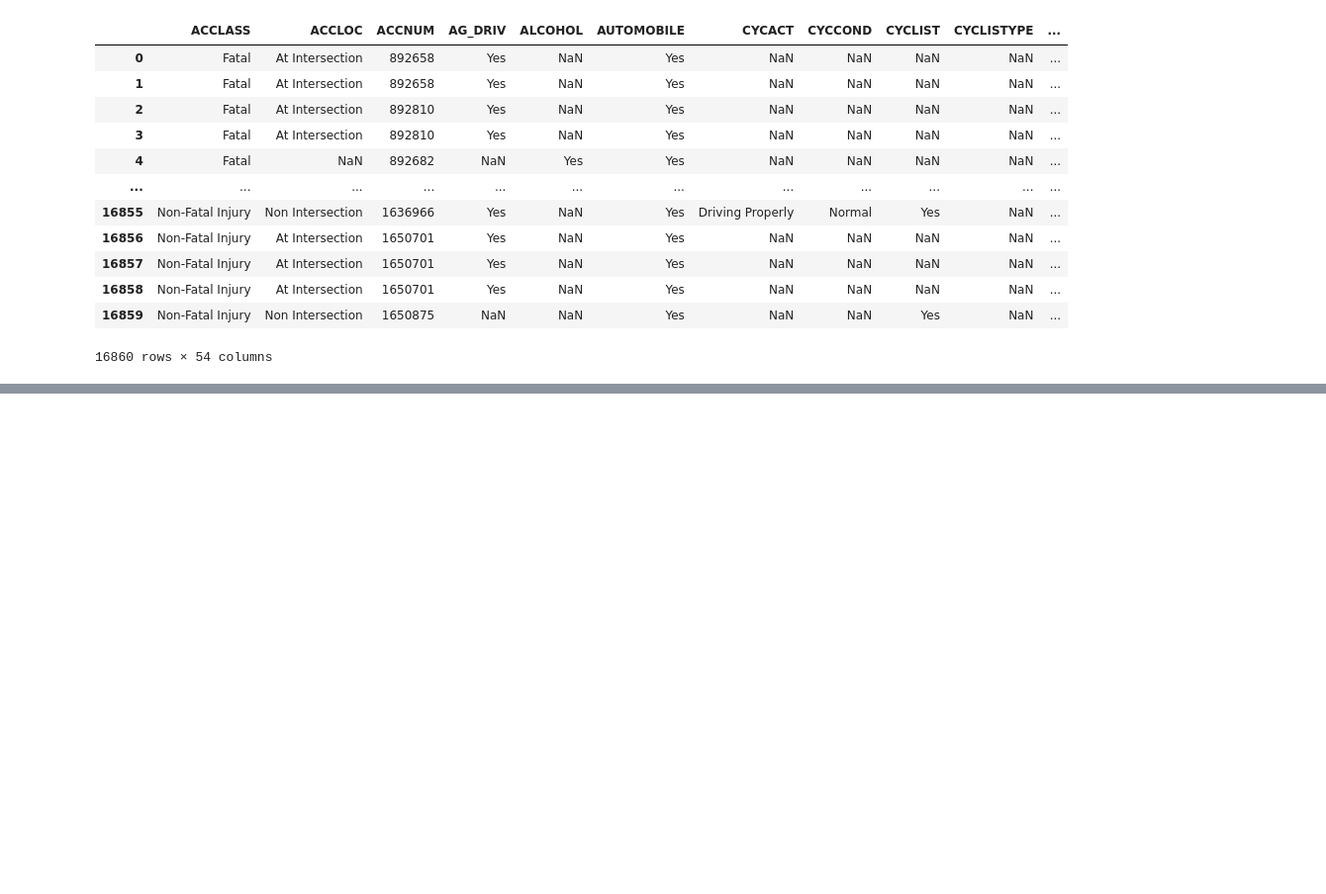
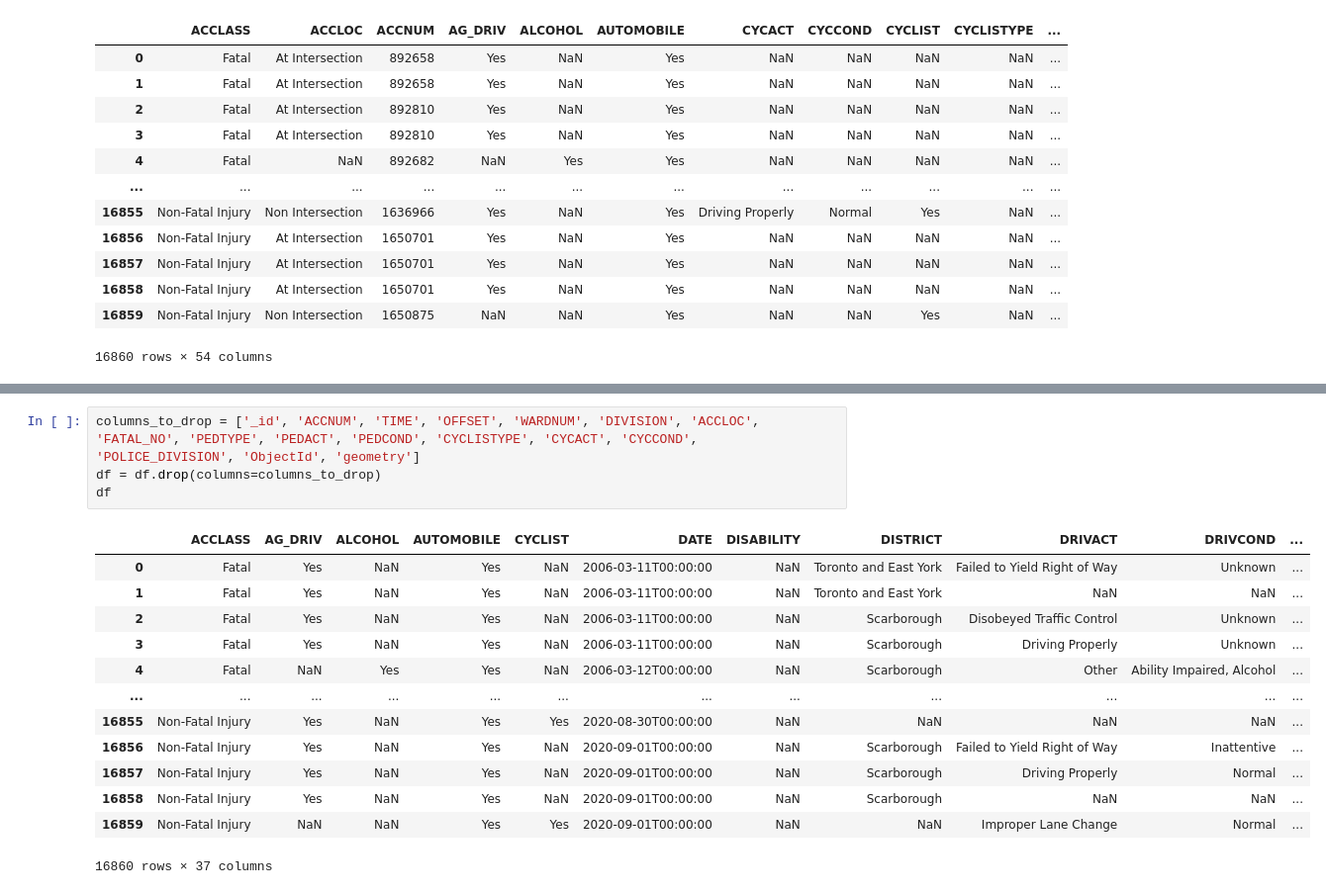
Before and after one commit to ElviraKonovalov/road-collisions, a Jupyter notebook: BigDataProject.ipynb, the cells around one changed output, grey strips where cells are left out. Shown at 99% size. Drawn from its saved outputs; the diff is of its cells as text; blank space fills up the shorter version.

```diff
--- a/BigDataProject.ipynb
+++ b/BigDataProject.ipynb
@@ -45,0 +63,18 @@ df
+# %%
+columns_to_drop = ['_id', 'ACCNUM', 'TIME', 'OFFSET', 'WARDNUM', 'DIVISION', 'ACCLOC', 'FATAL_NO', 'PEDTYPE', 'PEDACT', 'PEDCOND', 'CYCLISTYPE', 'CYCACT', 'CYCCOND', 'POLICE_DIVISION', 'ObjectId', 'geometry']
+df = df.drop(columns=columns_to_drop)
+df
+# %% [output]
+|  | ACCLASS | AG_DRIV | ALCOHOL | AUTOMOBILE | CYCLIST | DATE | DISABILITY | DISTRICT | DRIVACT | DRIVCOND | ... |
+| 0 | Fatal | Yes | NaN | Yes | NaN | 2006-03-11T00:00:00 | NaN | Toronto and East York | Failed to Yield Right of Way | Unknown | ... |
+| 1 | Fatal | Yes | NaN | Yes | NaN | 2006-03-11T00:00:00 | NaN | Toronto and East York | NaN | NaN | ... |
+| 2 | Fatal | Yes | NaN | Yes | NaN | 2006-03-11T00:00:00 | NaN | Scarborough | Disobeyed Traffic Control | Unknown | ... |
+| 3 | Fatal | Yes | NaN | Yes | NaN | 2006-03-11T00:00:00 | NaN | Scarborough | Driving Properly | Unknown | ... |
+| 4 | Fatal | NaN | Yes | Yes | NaN | 2006-03-12T00:00:00 | NaN | Scarborough | Other | Ability Impaired, Alcohol | ... |
+| ... | ... | ... | ... | ... | ... | ... | ... | ... | ... | ... | ... |
+| 16855 | Non-Fatal Injury | Yes | NaN | Yes | Yes | 2020-08-30T00:00:00 | NaN | NaN | NaN | NaN | ... |
+| 16856 | Non-Fatal Injury | Yes | NaN | Yes | NaN | 2020-09-01T00:00:00 | NaN | Scarborough | Failed to Yield Right of Way | Inattentive | ... |
+| 16857 | Non-Fatal Injury | Yes | NaN | Yes | NaN | 2020-09-01T00:00:00 | NaN | Scarborough | Driving Properly | Normal | ... |
+| 16858 | Non-Fatal Injury | Yes | NaN | Yes | NaN | 2020-09-01T00:00:00 | NaN | Scarborough | NaN | NaN | ... |
+| 16859 | Non-Fatal Injury | NaN | NaN | Yes | Yes | 2020-09-01T00:00:00 | NaN | NaN | Improper Lane Change | Normal | ... |
+16860 rows × 37 columns
```
Also changed, not shown: parts of 6 cells of this notebook.
